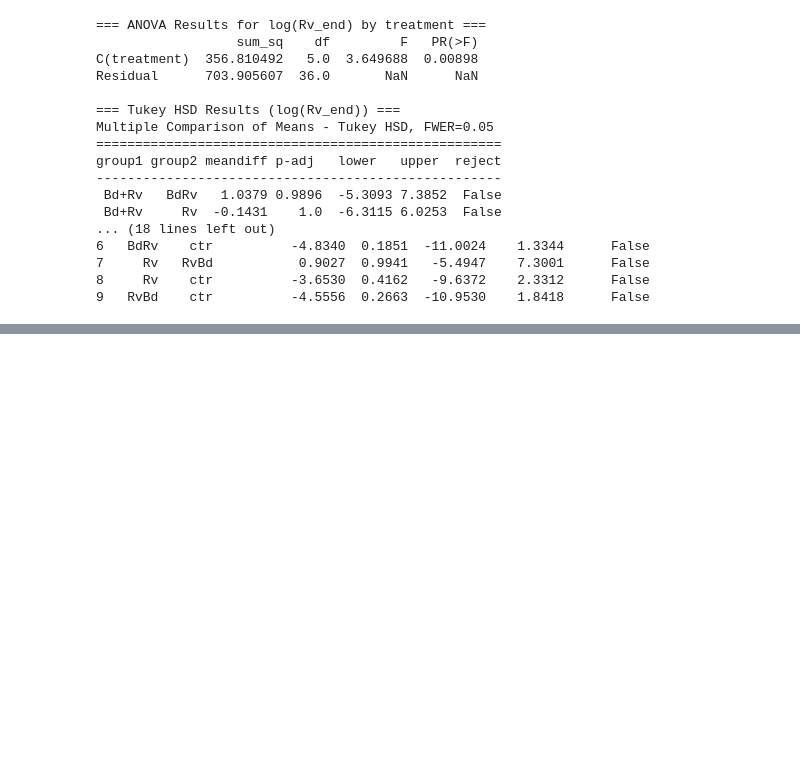
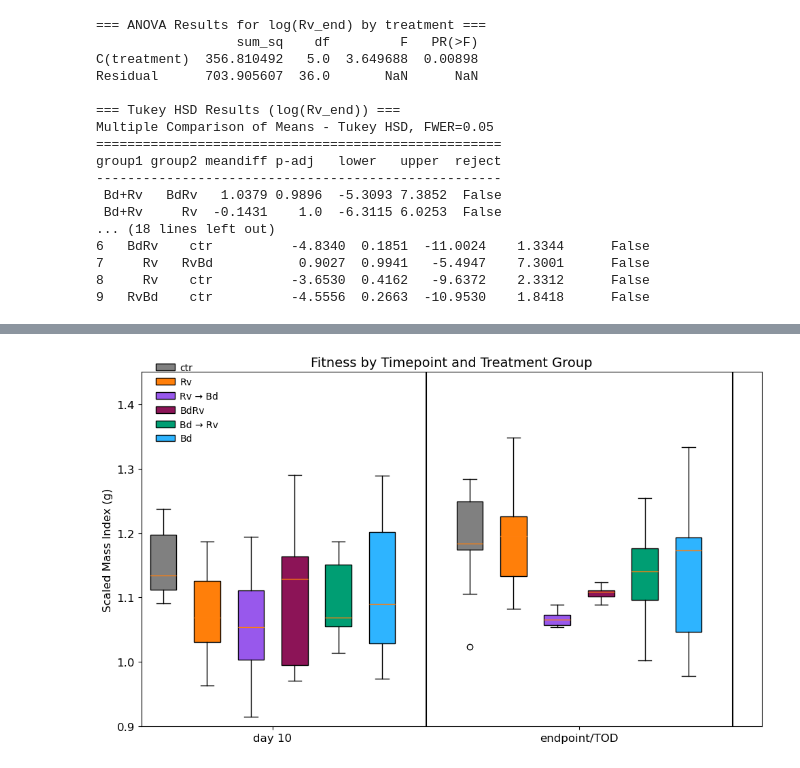
Before and after one commit to erinf13/BIO_350_F25, a Jupyter notebook: Final Project.ipynb, the cells around one changed output, grey strips where cells are left out. Drawn from its saved outputs; the diff is of its cells as text; code cells hidden in the pictures; blank space fills up the shorter version.

```diff
--- a/Final Project.ipynb
+++ b/Final Project.ipynb
@@ -1353,0 +1467,72 @@ ValueError: Values must be numeric: no strings, datetimes, objects, etc.
+# %%
+# plot fitness by timepoint and treatment group
+
+import matplotlib.pyplot as plt
+
+# --- colors (matching your R palette) ---
+grey   = "grey"
+orange = "#FF7F0A"
+purple = "#9858EC"
+maroon = "#8C1457"
+green  = "#009E73"
+blue   = "#2EB4FF"
+
+colors = [grey, orange, purple, maroon, green, blue] * 2
+
+# --- assemble data list exactly like R ---
+data_list = [
+    d10_SMI_ctr, d10_SMI_Rv, d10_SMI_RvBd, d10_SMI_sim, d10_SMI_BdRv, d10_SMI_Bd,
+    end_SMI_ctr, end_SMI_Rv, end_SMI_RvBd, end_SMI_sim, end_SMI_BdRv, end_SMI_Bd
+]
+
+positions = list(range(1, 7)) + list(range(8, 14))
+
+plt.figure(figsize=(10, 6))
+
+# --- the boxplot ---
+bp = plt.boxplot(
+    data_list,
+    positions=positions,
+    patch_artist=True,
+    widths=0.6,
+    showfliers=True
+)
+
+# color each box exactly like R
+for patch, color in zip(bp['boxes'], colors):
+    patch.set_facecolor(color)
+
+plt.ylim(0.9, 1.45)
+plt.ylabel("Scaled Mass Index (g)", fontsize=12)
+plt.title("Fitness by Timepoint and Treatment Group", fontsize=14)
+
+# --- axes styling ---
+plt.xticks([3.5, 10.5], ["day 10", "endpoint/TOD"], fontsize=12)
+plt.yticks(fontsize=12)
+plt.xlabel("")  # no label, same as R
+
+# draw the box around the plot (like box())
+plt.gca().spines["top"].set_visible(True)
+plt.gca().spines["right"].set_visible(True)
+plt.gca().spines["bottom"].set_visible(True)
+plt.gca().spines["left"].set_visible(True)
+
+# vertical separators like abline(v=...)
+plt.axvline(7, color="black")
+plt.axvline(14, color="black")
+
+# --- legend (matching R) ---
+plt.legend(
+    ["ctr", "Rv", "Rv → Bd", "BdRv", "Bd → Rv", "Bd"],
+    loc="upper left",
+    bbox_to_anchor=(0.01, 1.05),
+    frameon=False,
+    fontsize=10,
+    handletextpad=0.5,
+    markerscale=1.2
+)
+
+plt.tight_layout()
+plt.show()
+# %% [output]
+[figure, added]
```
Also changed, not shown: parts of 6 cells of this notebook.
